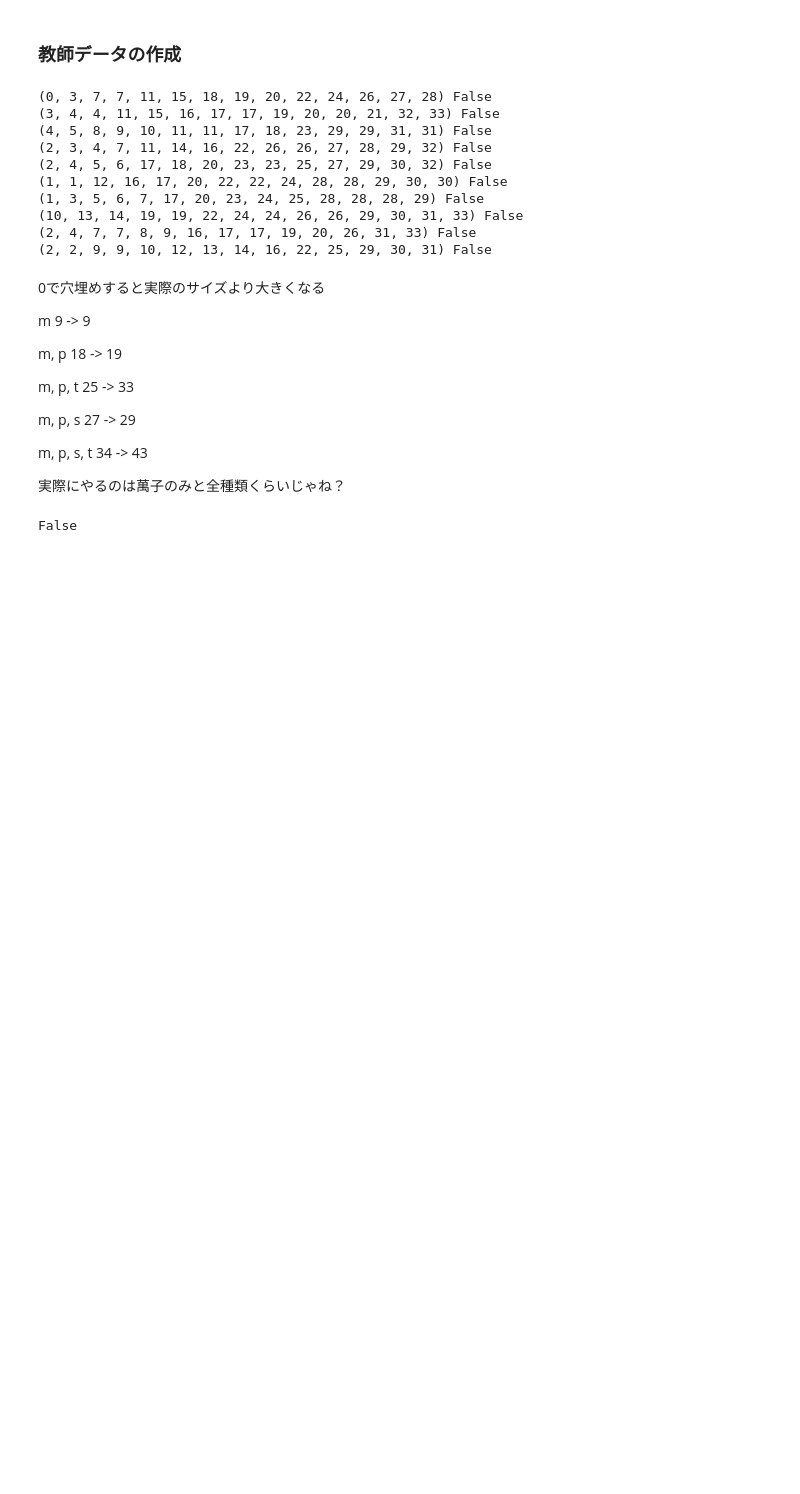
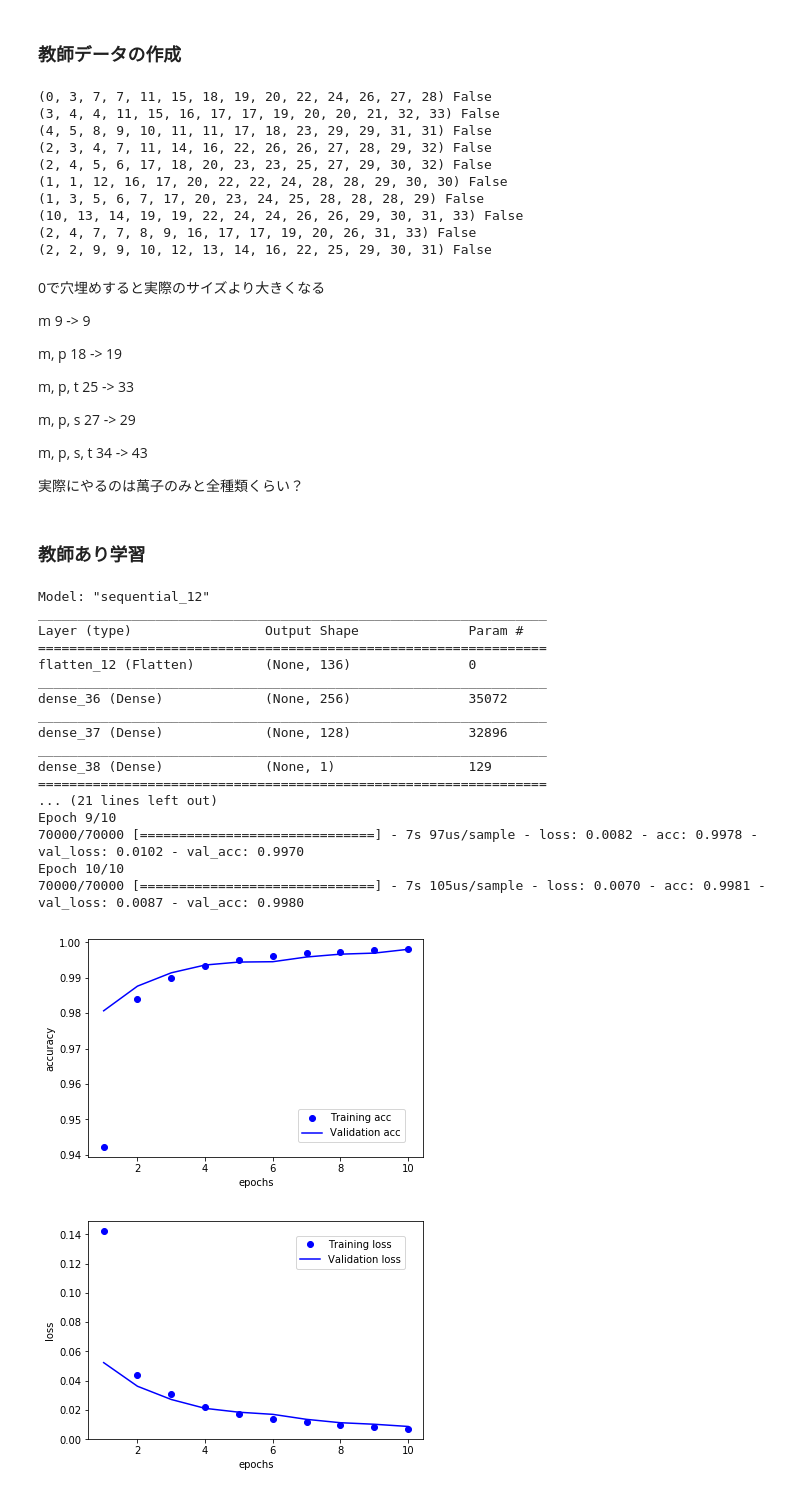
Before and after one commit to minnsou/FrontierArtificialIntelligence, a Jupyter notebook: mahjong.ipynb, the cells around one changed output. Cells and saved outputs as stored; diff of their text form; code cells hidden in the pictures; blank space fills up the shorter version.

```diff
--- a/mahjong.ipynb
+++ b/mahjong.ipynb
@@ -30,7 +30,7 @@ np.random.seed(random_seed)
 # %% [markdown]
 ### 必要な関数の再定義
 # %%
-def is_valid(seq, NUM_SAME_TIME=4): # 生成された組み合わせが手牌として妥当かどうかを判断する関数　tuple(seq)の一つ一つが一つの状態(手牌)に対応している
+def is_valid(seq, NUM_SAME_TILE=4): # 生成された組み合わせが手牌として妥当かどうかを判断する関数　tuple(seq)の一つ一つが一つの状態(手牌)に対応している
     counts = defaultdict(lambda: 0)
     for i in range(0, len(seq)):
         if i + 1 < len(seq) and seq[i] > seq[i + 1]: # 前半の条件はiが一番最後以外は常に成立、後半の条件は昇順に整列するための条件
@@ -39,10 +39,10 @@ def is_valid(seq, NUM_SAME_TIME=4): # 生成された組み合わせが手牌と
         if (counts[seq[i]] > NUM_SAME_TILE): return False # 牌の上限枚数を超えたらFalse
     return True
 
-def generate_all_l(kind_tile, num_hand, NUM_SAME_TIME=4): # 全ての手牌の組み合わせをタプルで出力する関数
+def generate_all_l(kind_tile, num_hand, NUM_SAME_TILE=4): # 全ての手牌の組み合わせをタプルで出力する関数
     gen_list = []
     for seq in itertools.product(range(kind_tile), repeat=num_hand):
-        if is_valid(seq, NUM_SAME_TIME):
+        if is_valid(seq, NUM_SAME_TILE):
             gen_list.append(seq)
     return gen_list
 
@@ -141,14 +141,24 @@ def is_ipeko(split_state):
                 return True
     return False
 
-def hist2onehot(hist, kind_tile, NUM_SAME_TIME=4): # 手牌１つをサイズ(kind_tile, NUM_SAME_TILE)の行列にする
-    matrix = np.zeros(kind_tile, NUM_SAME_TIME)
+def hist2onehot(hist, kind_tile, NUM_SAME_TILE=4): # 手牌１つをサイズ(kind_tile, NUM_SAME_TILE)の行列にする
+    matrix = np.zeros(shape=(kind_tile, NUM_SAME_TILE))
     for i, num in enumerate(hist):
         if num == 0:
             continue
         else:
             matrix[i][:num] = 1
     return matrix
+
+def hists2onehots(hist_list, kind_tile, NUM_SAME_TILE=4): # 手牌1つ1つをone_hot形式に直す
+    onehots = np.zeros((len(hist_list), kind_tile, NUM_SAME_TILE))
+    for i in range(len(hist_list)):
+        for j, hist_i in enumerate(hist_list[i]):
+            if hist_i == 0:
+                continue
+            else:
+                onehots[i][j][:hist_i] = 1
+    return onehots
 # %% [markdown]
 ### 教師データの作成
 # %%
@@ -234,20 +250,16 @@ for i in range(len(state_list)):
 # %% [markdown]
 0で穴埋めすると実際のサイズより大きくなる
 
-m 9 -> 9
+m          9 -> 9
 
-m, p 18 -> 19
+m, p       18 -> 19
 
-m, p, t 25 -> 33
+m, p, t    25 -> 33
 
-m, p, s 27 -> 29
+m, p, s    27 -> 29
 
 m, p, s, t 34 -> 43
 
-実際にやるのは萬子のみと全種類くらいじゃね？
+実際にやるのは萬子のみと全種類くらい？
-# %%
-state = (23, 24, 25, 25, 26, 27, 27, 27)
-hist = state2hist_for_win(state, kind_tile)
-win_split_main(hist)[0]
-# %% [output]
-False
+# %% [markdown]
+### 教師あり学習
@@ -253,0 +341,28 @@ False
+# %%
+kind_tile = 34
+num_hand = 14
+x_path = 'data/state_list_{}_{}_100000_0.3.npy'.format(kind_tile, num_hand)
+y_path = 'data/is_win_list_{}_{}_100000_0.3.npy'.format(kind_tile, num_hand)
+history = dense_train(kind_tile, num_hand, 10, x_path, y_path)
+draw_acc(history)
+draw_loss(history)
+# %% [output]
+Model: "sequential_12"
+_________________________________________________________________
+Layer (type)                 Output Shape              Param #
+=================================================================
+flatten_12 (Flatten)         (None, 136)               0
+_________________________________________________________________
+dense_36 (Dense)             (None, 256)               35072
+_________________________________________________________________
+dense_37 (Dense)             (None, 128)               32896
+_________________________________________________________________
+dense_38 (Dense)             (None, 1)                 129
+=================================================================
+... (21 lines left out)
+Epoch 9/10
+70000/70000 [==============================] - 7s 97us/sample - loss: 0.0082 - acc: 0.9978 - val_loss: 0.0102 - val_acc: 0.9970
+Epoch 10/10
+70000/70000 [==============================] - 7s 105us/sample - loss: 0.0070 - acc: 0.9981 - val_loss: 0.0087 - val_acc: 0.9980
+[figure, added]
+[figure, added]
```
Also changed, not shown: parts of 7 cells of this notebook, 14 other files.
